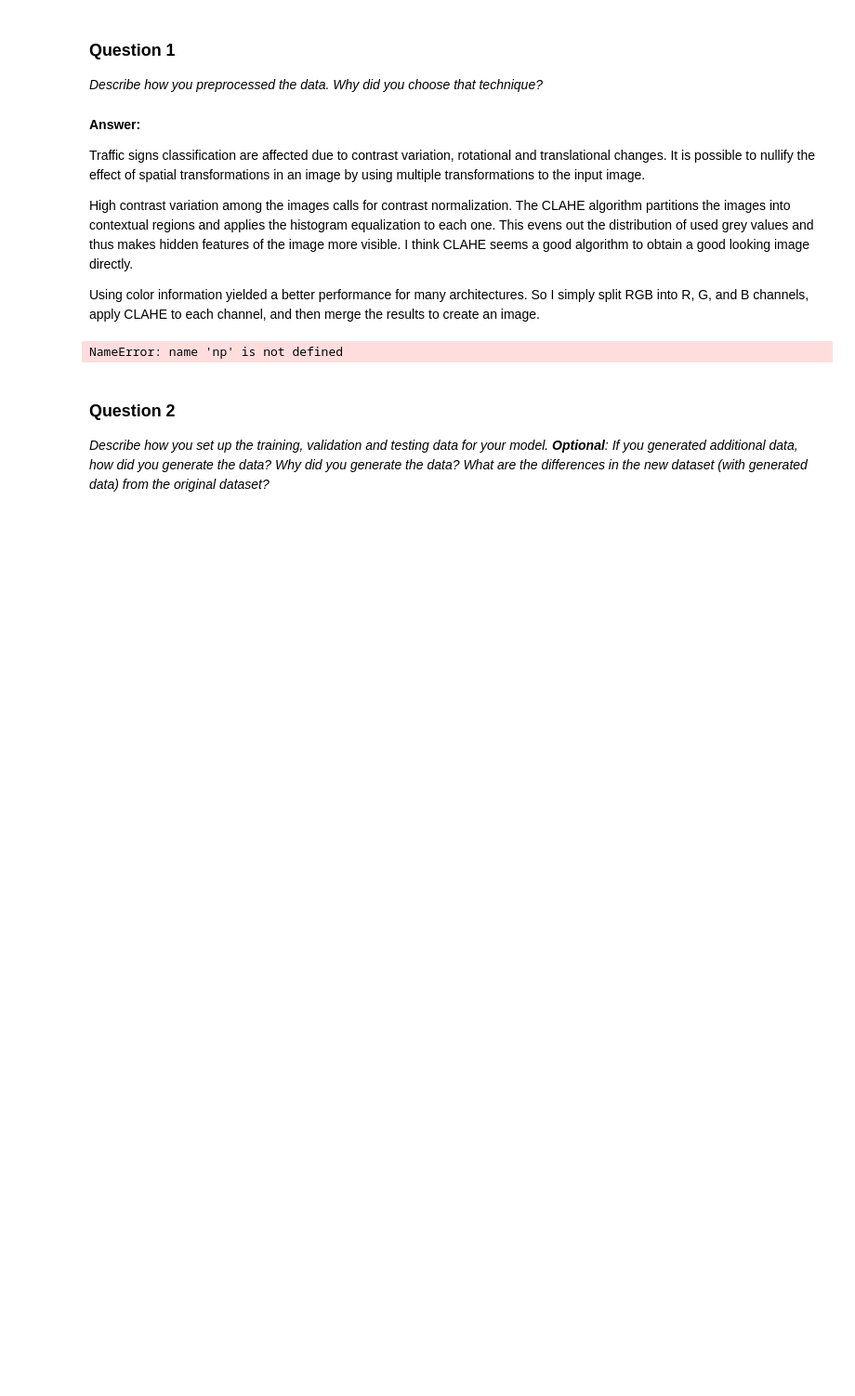
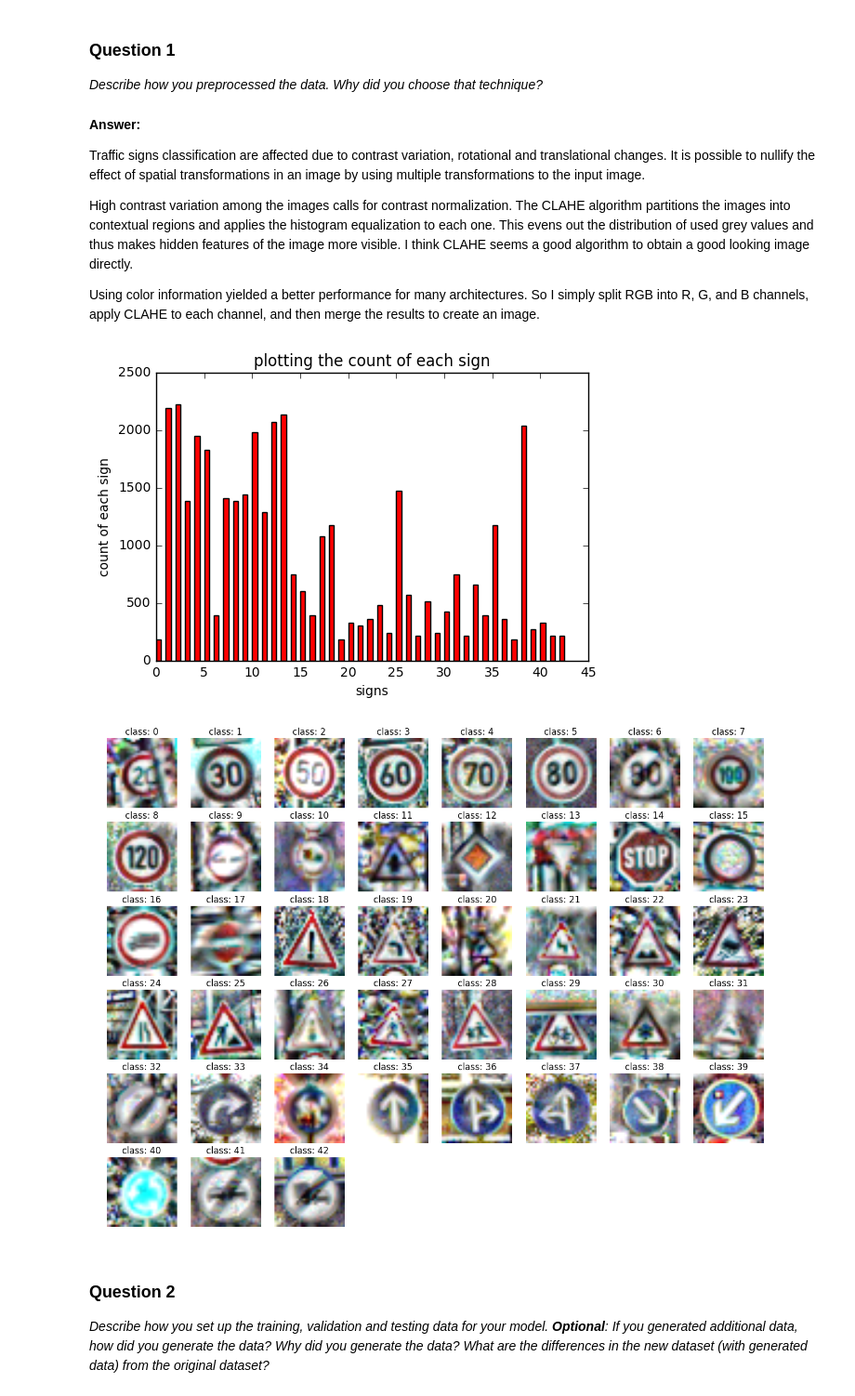
Before and after one commit to dankiman/CarND-Traffic-Sign-Classifier-Project-1, a Jupyter notebook: Traffic_Sign_Classifier.ipynb, the cells around one changed output. Shown at 93% size. Cells and saved outputs as stored; diff of their text form; code cells hidden in the pictures; blank space fills up the shorter version.

```diff
--- a/Traffic_Sign_Classifier.ipynb
+++ b/Traffic_Sign_Classifier.ipynb
@@ -231,7 +239,7 @@ Using color information yielded a better performance for many architectures. So
 ### Feel free to use as many code cells as needed.
 
 import cv2
-from sklearn.model_selection import train_test_split
+from sklearn.utils import shuffle
 
 def rgb_clahe(bgr_img):
     b,g,r = cv2.split(bgr_img)
@@ -268,56 +276,78 @@ def generate_image(img,ang_range,shear_range,trans_range):
 
     return img
 
-# CLAHE
-X_train_clahe = np.array([rgb_clahe(img) for img in X_train])
-y_train_clahe = y_train
-X_test_clahe = np.array([rgb_clahe(img) for img in X_test])
-y_test_clahe = y_test
+## Split Data
+train_features = np.empty(shape=(0, 32, 32, 3), dtype=np.uint8)
+valid_features = np.empty(shape=(0, 32, 32, 3), dtype=np.uint8)
+train_labels = np.array([], dtype=np.uint8)
+valid_labels = np.array([], dtype=np.uint8)
+test_features, test_labels = X_test.copy(), y_test.copy()
+
+for c in range(n_classes):
+    indices = np.where(y_train == c)[0]
+    np.random.shuffle(indices)
+    valid_indices = indices[:30]
+    train_indices = indices[30:]
+    train_features = np.concatenate((train_features, X_train[train_indices]))
+    train_labels = np.concatenate((train_labels, y_train[train_indices]))
+    valid_features = np.concatenate((valid_features, X_train[valid_indices]))
+    valid_labels = np.concatenate((valid_labels, y_train[valid_indices]))
+
+## Apply CLAHE
+train_features = np.array([rgb_clahe(img) for img in train_features])
+valid_features = np.array([rgb_clahe(img) for img in valid_features])
+test_features = np.array([rgb_clahe(img) for img in test_features])
 
 # Generate Additional Data
-inputs_per_class = np.bincount(y_train)
-new_features = []
-new_labels = []
-for i in range(n_classes):
-    origin_images = np.where(y_train_clahe == i)
-    for j in range(5000 - inputs_per_class[i]):
-        idx = origin_images[0][j % inputs_per_class[i]]
-        new_features.append(generate_image(X_train_clahe[idx],10,10,10))
-        new_labels.append(i)
+# new_images = []
+# new_labels = []
+# for idx, img in enumerate(train_features):
+#     label = train_labels[idx]
+#     for i in range(5):
+#         new_images.append(generate_image(img,10,10,10))
+#         new_labels.append(label)
 
-train_features = np.append(X_train_clahe, new_features, axis=0)
-train_labels = np.append(y_train_clahe, new_labels, axis=0)
+# train_features = np.append(train_features, new_images, axis=0)
+# train_labels = np.append(train_labels, new_labels)
+
+# inputs_per_class = np.bincount(train_labels)
+# for c in range(n_classes):
+#     origins = np.where(train_labels == c)[0]
+#     for i in range(2500 - inputs_per_class[c]):
+#         idx = origins[i % inputs_per_class[c]]
+#         train_features = np.append(train_features, [generate_image(train_features[idx],10,10,10)], axis=0)
+#         train_labels = np.append(train_labels, c)
+
+# Shuffle Train Data
+train_features, train_labels = shuffle(train_features, train_labels)
 
 # plotting the count of each sign
 fig, ax = plt.subplots()
 ax.bar(range(n_classes), np.bincount(train_labels), 0.5, color='r')
 ax.set_xlabel('signs')
 ax.set_ylabel('count of each sign')
 ax.set_title('plotting the count of each sign')
 plt.show()
 
 # plotting images
 plt.figure(figsize=(16, 16))
 for c in range(n_classes):
     i = random.choice(np.where(train_labels == c)[0])
     plt.subplot(8, 8, c+1)
     plt.axis('off')
     plt.title('class: {}'.format(c))
     plt.imshow(train_features[i])
 
-# Split Data
-train_features, valid_features, train_labels, valid_labels = train_test_split(train_features, train_labels, test_size=0.2, random_state=1255)
-test_features, test_labels = X_test_clahe, y_test_clahe
-
 # Apply Mean Subtraction
 # Normalization
 # mean = np.mean(train_features)
 # std = np.std(train_features)
 # train_features = (train_features.astype(np.float32) - mean) / std
 # valid_features = (valid_features.astype(np.float32) - mean) / std
 # test_features = (X_test.astype(np.float32) - mean) / std
 # %% [output]
-NameError: name 'np' is not defined
+[figure, added]
+[figure, added]
 # %% [markdown]
 ### Question 2
 
```
Also changed, not shown: parts of 4 cells of this notebook.
